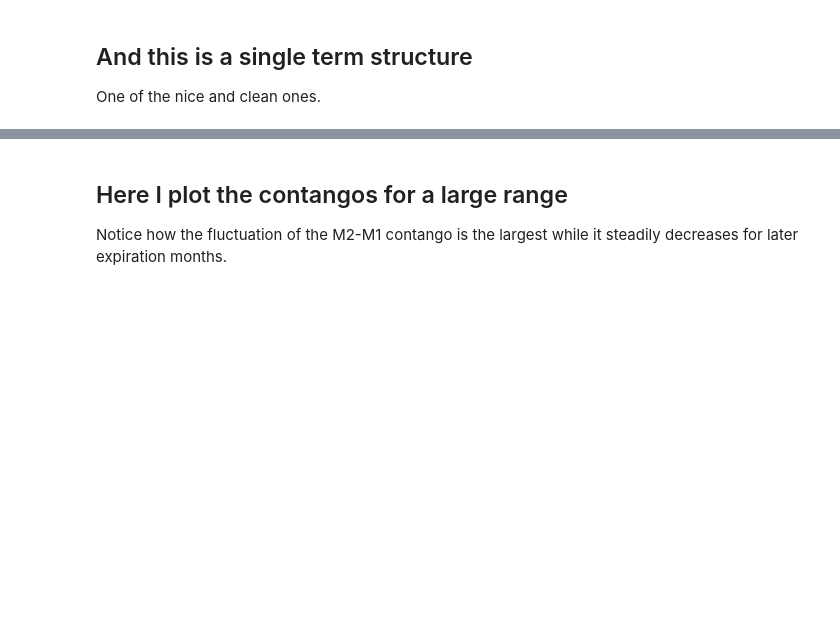
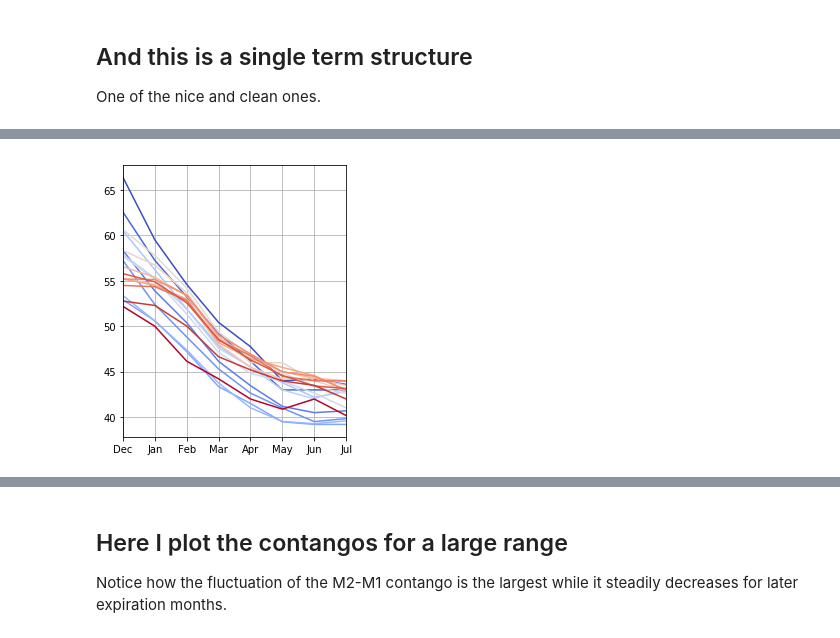
Before and after one commit to leyhline/vix-term-structure, a Jupyter notebook: overview.ipynb, the cells around one changed output, grey strips where cells are left out. Saved outputs shown, nothing was run; the diff lists cells and outputs as text; code cells hidden in the pictures; blank space fills up the shorter version.

```diff
--- a/overview.ipynb
+++ b/overview.ipynb
@@ -48,0 +62,9 @@ plt.show()
+# %%
+data_line = xm_settle.loc["2008-11-20":"2008-12-17"]
+data_line.T.plot(style="-", legend=False, figsize=(4,5), colormap=cm.coolwarm)
+plt.grid()
+plt.xticks(np.arange(8), calendar.month_abbr[12:] + calendar.month_abbr[1:8])
+plt.savefig("term-structure-crisis.pdf", format="pdf", bbox_inches="tight", dpi=300)
+plt.show()
+# %% [output]
+[figure, added]
```
Also changed, not shown: parts of 19 cells of this notebook.
